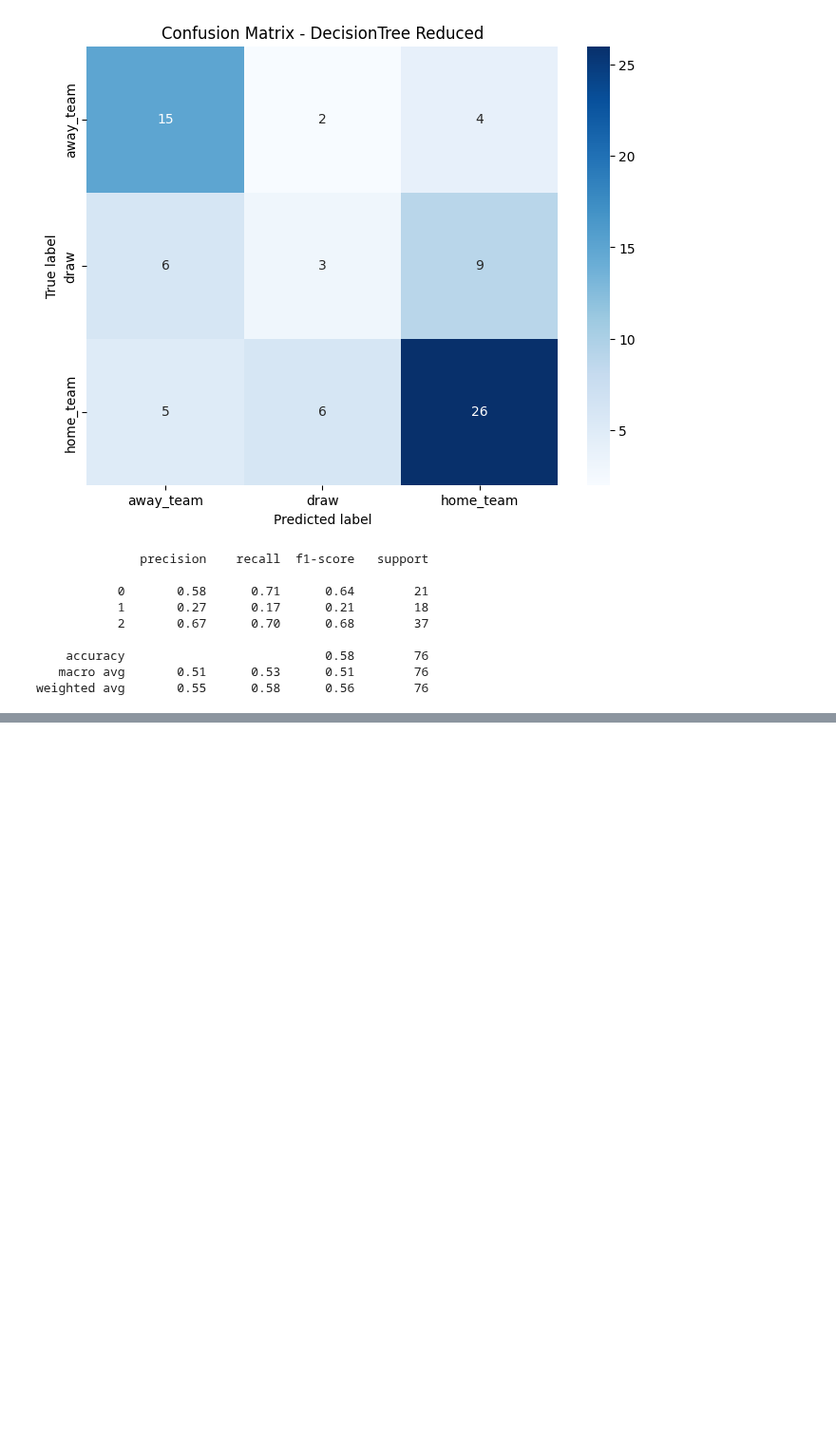
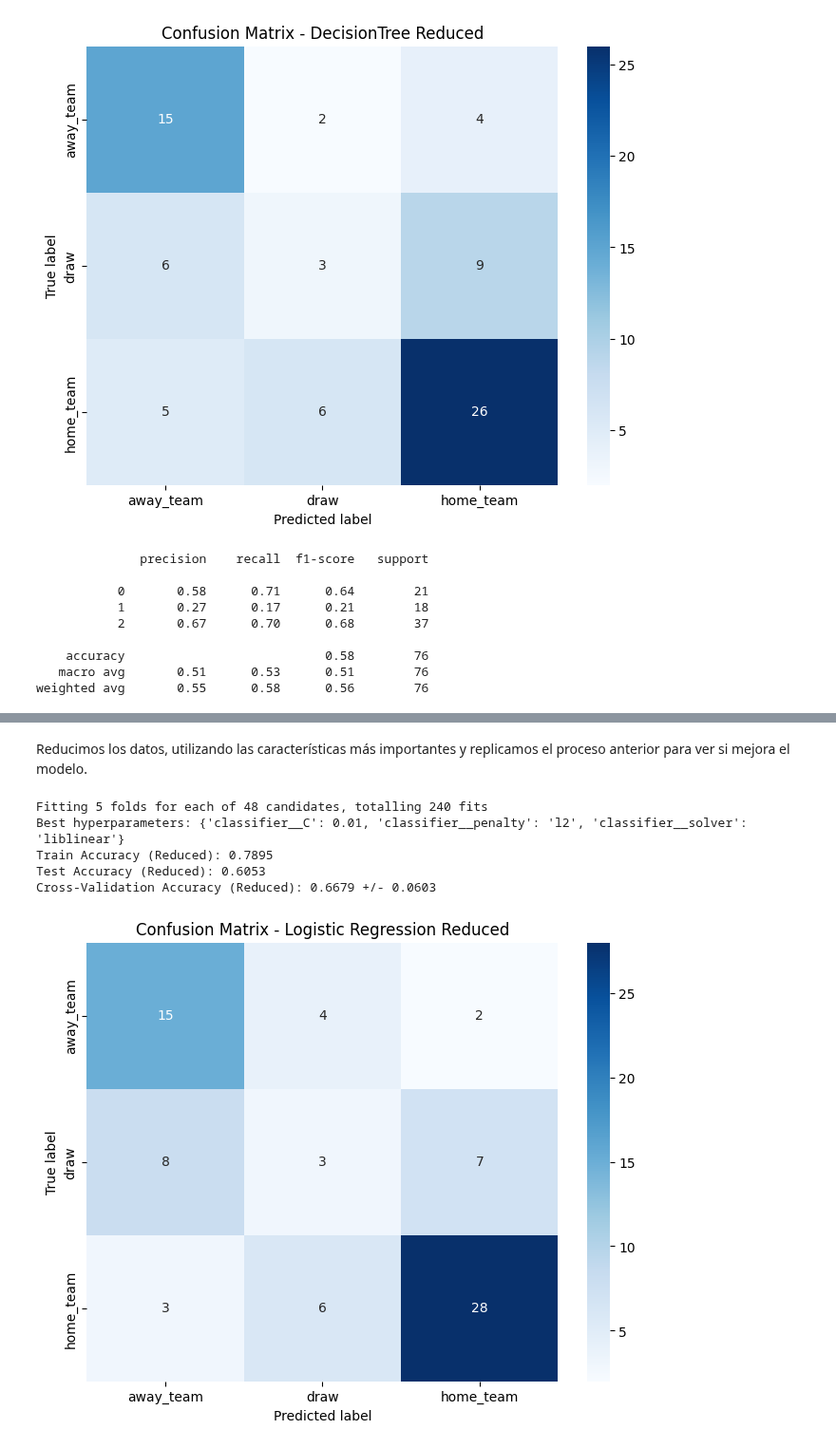
Before and after one commit to Jaime-Linares/DataAnalysis-FootySage, a Jupyter notebook: feature_selection.ipynb, the cells around one changed output, grey strips where cells are left out. Shown at 95% size. Saved outputs shown, nothing was run; the diff lists cells and outputs as text; code cells hidden in the pictures; blank space fills up the shorter version.

```diff
--- a/feature_selection.ipynb
+++ b/feature_selection.ipynb
@@ -555,0 +653,9 @@ weighted avg       0.55      0.58      0.56        76
+# %%
+# coeficientes del modelo
+feature_importances = pd.DataFrame({
+    'Feature': X.columns,
+    'Coefficient': lr_best_model.named_steps['classifier'].coef_[0]
+}).sort_values(by='Coefficient', ascending=False)
+
+print("Importance of features:")
+print(feature_importances.head(10))
@@ -555,0 +675,46 @@ weighted avg       0.55      0.58      0.56        76
+# %% [markdown]
+Reducimos los datos, utilizando las características más importantes y replicamos el proceso anterior para ver si mejora el modelo.
+# %%
+# filtramos las características con coeficientes mayores a un umbral
+important_features = feature_importances[feature_importances['Coefficient'].abs() > 0.001]['Feature']
+X_reduced = X[important_features]
+
+# dividimos los datos reducidos en entrenamiento y prueba
+X_train_reduced, X_test_reduced, y_train, y_test = divide_data_in_train_test(X_reduced, y, test_size=0.2)
+# %%
+# entrenamos el modelo con las características reducidas
+grid_search.fit(X_train_reduced, y_train)
+# mejores parámetros
+print("Best hyperparameters:", grid_search.best_params_)
+# mejor modelo reducido
+lr_best_model_reduced = grid_search.best_estimator_
+
+# evaluación del modelo reducido
+train_accuracy_reduced = lr_best_model_reduced.score(X_train_reduced, y_train)
+print(f"Train Accuracy (Reduced): {train_accuracy_reduced:.4f}")
+test_accuracy_reduced = lr_best_model_reduced.score(X_test_reduced, y_test)
+print(f"Test Accuracy (Reduced): {test_accuracy_reduced:.4f}")
+
+# validación cruzada con el modelo reducido
+cv_scores_reduced = cross_val_score(lr_best_model_reduced, X_train_reduced, y_train, cv=5, scoring='accuracy')
+print(f"Cross-Validation Accuracy (Reduced): {cv_scores_reduced.mean():.4f} +/- {cv_scores_reduced.std():.4f}")
+# %% [output]
+Fitting 5 folds for each of 48 candidates, totalling 240 fits
+Best hyperparameters: {'classifier__C': 0.01, 'classifier__penalty': 'l2', 'classifier__solver': 'liblinear'}
+Train Accuracy (Reduced): 0.7895
+Test Accuracy (Reduced): 0.6053
+Cross-Validation Accuracy (Reduced): 0.6679 +/- 0.0603
+# %%
+# predicciones en el conjunto de prueba reducido
+y_pred_reduced = lr_best_model_reduced.predict(X_test_reduced)
+
+# matriz de confusión para modelo reducido
+conf_matrix = confusion_matrix(y_test, y_pred_reduced)
+plt.figure(figsize=(8, 6))
+sns.heatmap(conf_matrix, annot=True, fmt='d', cmap='Blues', xticklabels=encoder.classes_, yticklabels=encoder.classes_)
+plt.xlabel('Predicted label')
+plt.ylabel('True label')
+plt.title('Confusion Matrix - Logistic Regression Reduced')
+plt.show()
+# %% [output]
+[figure, added]
```
Also changed, not shown: parts of 25 cells of this notebook.
